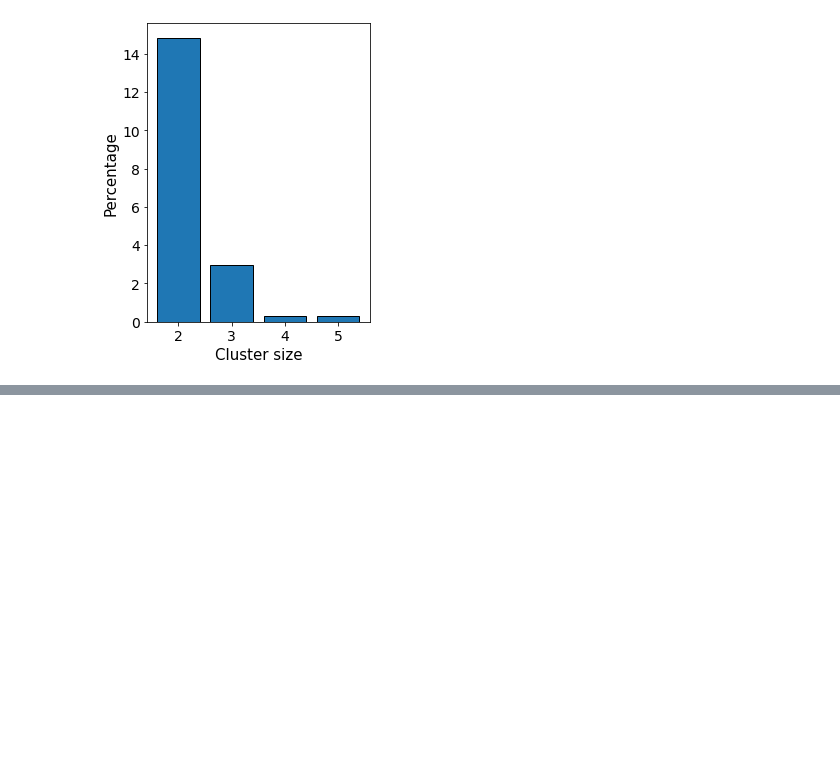
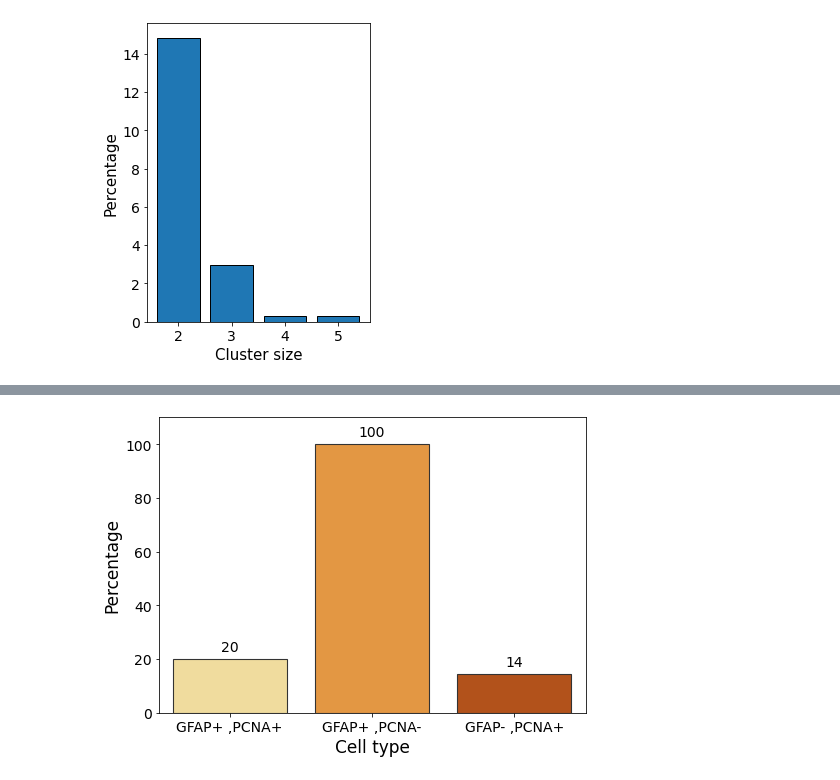
Before and after one commit to BaroudLab/Griottes, a Jupyter notebook: example_notebooks/Figure_4.ipynb, the cells around one changed output, grey strips where cells are left out. Saved outputs shown, nothing was run; the diff lists cells and outputs as text; code cells hidden in the pictures; blank space fills up the shorter version.

```diff
--- a/example_notebooks/Figure_4.ipynb
+++ b/example_notebooks/Figure_4.ipynb
@@ -194,0 +237,27 @@ plt.tight_layout()
+# %%
+single_cluster_proportion['single_cell_proportion'] = 1 - single_cluster_proportion['single_cell_proportion']
+
+single_cluster_proportion['single_cell_proportion'] *= 100
+
+
+fig, ax = plt.subplots(figsize = (7,5))
+ax.tick_params(axis='both', which='major', labelsize=14)
+ax.tick_params(axis='both', which='minor', labelsize=14)
+
+ax = sns.barplot(data = single_cluster_proportion,
+                 x = 'cell_properties',
+                 y = 'single_cell_proportion',
+                 palette = 'YlOrBr',
+                 edgecolor=".2", linewidth=1.1)
+
+ax.set_xlabel('Cell type', fontsize=17)
+ax.set_ylabel('Percentage', fontsize=17)
+
+ax.bar_label(ax.containers[0], fmt='%.0f', fontsize = 14, padding = 5)
+ax.set_ylim(top=110)
+
+plt.tight_layout()
+
+plt.savefig('Fig_4_fraction_in_cluster.pdf')
+# %% [output]
+[figure, added]
```
Also changed, not shown: parts of 4 cells of this notebook, 2 other files.
